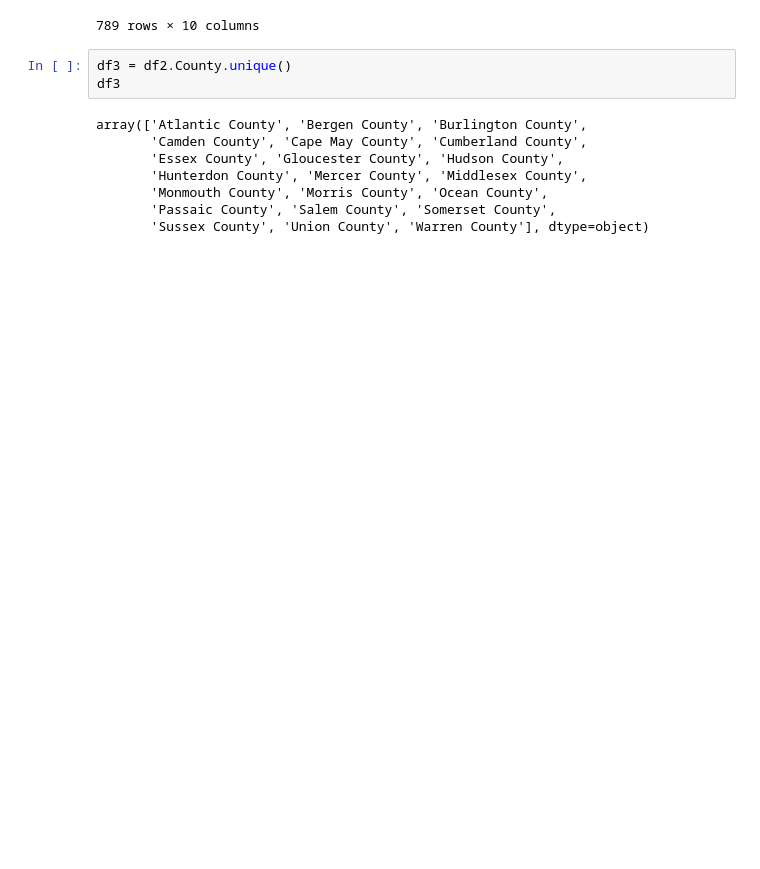
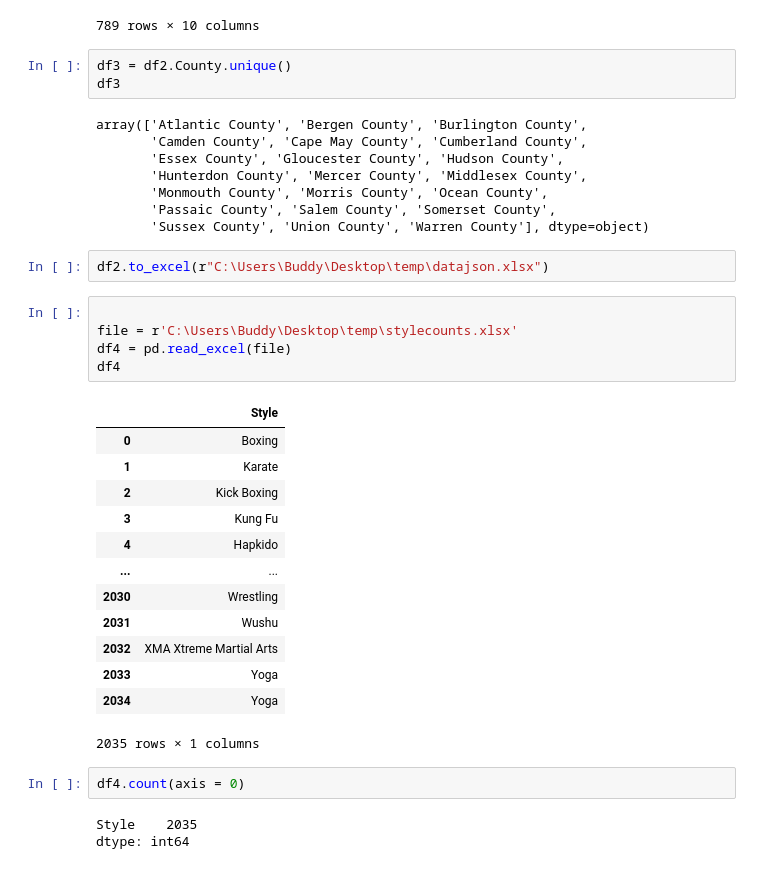
Before and after one commit to kplam624/Dojo-Finder, a Jupyter notebook: SB_data_scrap.ipynb, the cells around one changed output. Drawn from its saved outputs; the diff is of its cells as text; blank space fills up the shorter version.

```diff
--- a/SB_data_scrap.ipynb
+++ b/SB_data_scrap.ipynb
@@ -196,3 +208,29 @@ array(['Atlantic County', 'Bergen County', 'Burlington County',
        'Monmouth County', 'Morris County', 'Ocean County',
        'Passaic County', 'Salem County', 'Somerset County',
        'Sussex County', 'Union County', 'Warren County'], dtype=object)
+# %%
+df2.to_excel(r"C:\Users\Buddy\Desktop\temp\datajson.xlsx")
+# %%
+
+file = r'C:\Users\Buddy\Desktop\temp\stylecounts.xlsx'
+df4 = pd.read_excel(file)
+df4
+# %% [output]
+|  | Style |
+| 0 | Boxing |
+| 1 | Karate |
+| 2 | Kick Boxing |
+| 3 | Kung Fu |
+| 4 | Hapkido |
+| ... | ... |
+| 2030 | Wrestling |
+| 2031 | Wushu |
+| 2032 | XMA Xtreme Martial Arts |
+| 2033 | Yoga |
+| 2034 | Yoga |
+2035 rows × 1 columns
+# %%
+df4.count(axis = 0)
+# %% [output]
+Style    2035
+dtype: int64
```
Also changed, not shown: parts of 4 cells of this notebook.
